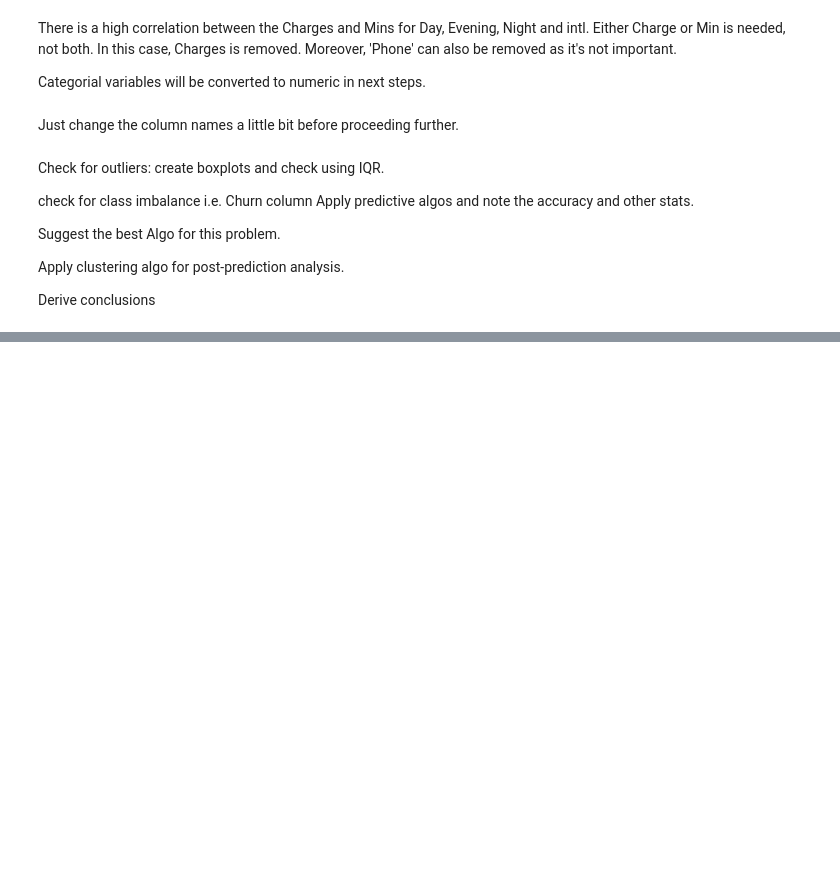
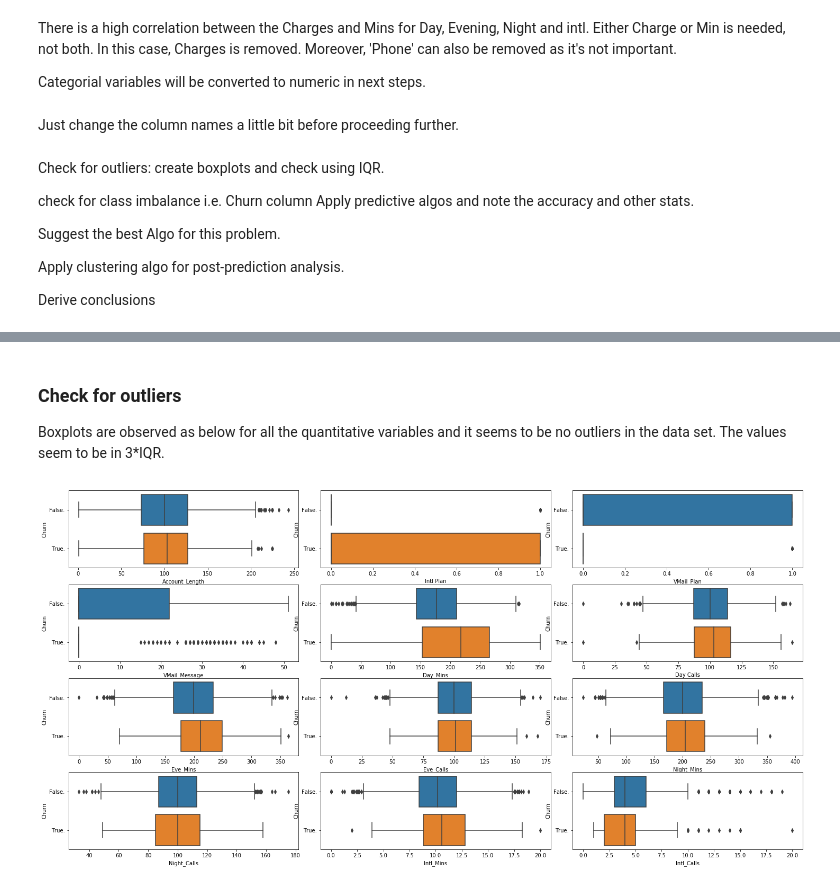
Before and after one commit to ishanify/Analytics-Projects, a Jupyter notebook: analysis_customer_churn.ipynb, the cells around one changed output, grey strips where cells are left out. Saved outputs shown, nothing was run; the diff lists cells and outputs as text; code cells hidden in the pictures; blank space fills up the shorter version.

```diff
--- a/analysis_customer_churn.ipynb
+++ b/analysis_customer_churn.ipynb
@@ -146,0 +145,24 @@ plt.show()
+# %% [markdown]
+### Check for outliers
+Boxplots are observed as below for all the quantitative variables and it seems to be no outliers in the data set.
+The values seem to be in 3*IQR.
+# %%
+plt.rcParams["figure.figsize"] = (20,10)
+
+fig,*ax=plt.subplots(4,3)
+ax=ax.pop()
+plt.tight_layout()
+
+col=data.columns
+ind=[col[1]]
+ind.extend(col[3:14])
+
+i=0
+for x in ax.flat:
+    sns.boxplot(x=ind[i],data=data, y='Churn',ax=x)
+    i+=1
+
+plt.show()
+#data.boxplot(column=['Account_Length','CustServ_Calls','Day_Mins', 'Eve_Mins','Night_Mins','Intl_Calls'], by = 'Churn',ax=ax[0])
+# %% [output]
+[figure, added]
```
Also changed, not shown: parts of 5 cells of this notebook.
